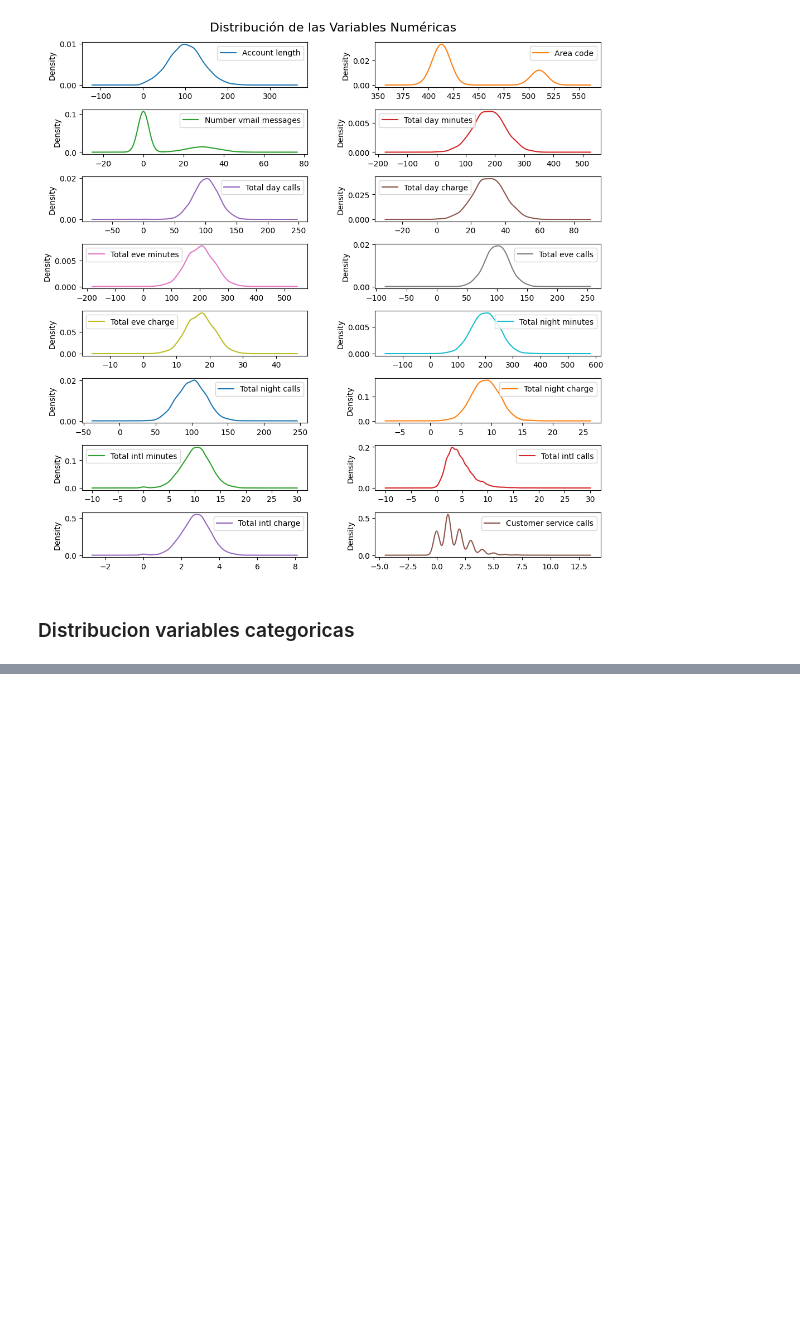
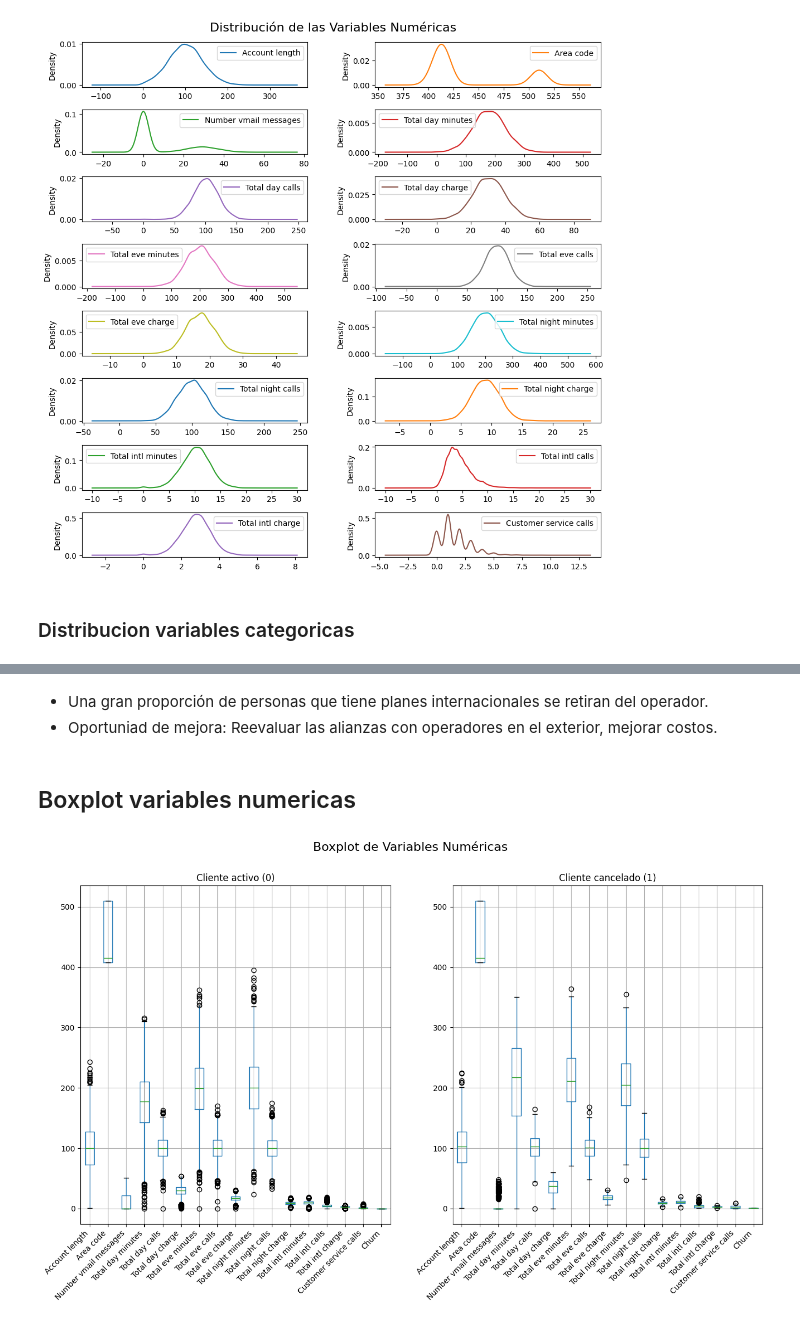
Before and after one commit to carteag43066/Machine_Learning_1_EAN, a Jupyter notebook: Codigo/Talleres/Telecom.ipynb, the cells around one changed output, grey strips where cells are left out. Saved outputs shown, nothing was run; the diff lists cells and outputs as text; code cells hidden in the pictures; blank space fills up the shorter version.

```diff
--- a/Codigo/Talleres/Telecom.ipynb
+++ b/Codigo/Talleres/Telecom.ipynb
@@ -312,0 +315,27 @@ var_numericas = df_final.select_dtypes(exclude=['object']).columns
+# %% [markdown]
+- Una gran proporción de personas que tiene planes internacionales se retiran del operador.
+- Oportuniad de mejora: Reevaluar las alianzas con operadores en el exterior, mejorar costos.
+# %% [markdown]
+## Boxplot variables numericas
+# %%
+df_numerico = df_final.select_dtypes(exclude=['object'])
+
+# Crear el boxplot agrupado por 'Aprobado'
+fig, axes = plt.subplots(nrows=1, ncols=2, figsize=(16, 8))
+df_numerico[df_final['Churn'] == 0].boxplot(ax=axes[0], rot=45)
+df_numerico[df_final['Churn'] == 1].boxplot(ax=axes[1], rot=45)
+
+# Títulos para cada subplot
+axes[0].set_title("Cliente activo (0)")
+axes[1].set_title("Cliente cancelado (1)")
+
+# Ajustar etiquetas en el gráfico izquierdo
+for ax in axes:
+    ax.set_xticklabels(ax.get_xticklabels(), rotation=45, ha='right')
+
+# Agregar título general
+plt.suptitle("Boxplot de Variables Numéricas", fontsize=16)
+
+plt.show()
+# %% [output]
+[figure, added]
```
Also changed, not shown: parts of 39 cells of this notebook.
